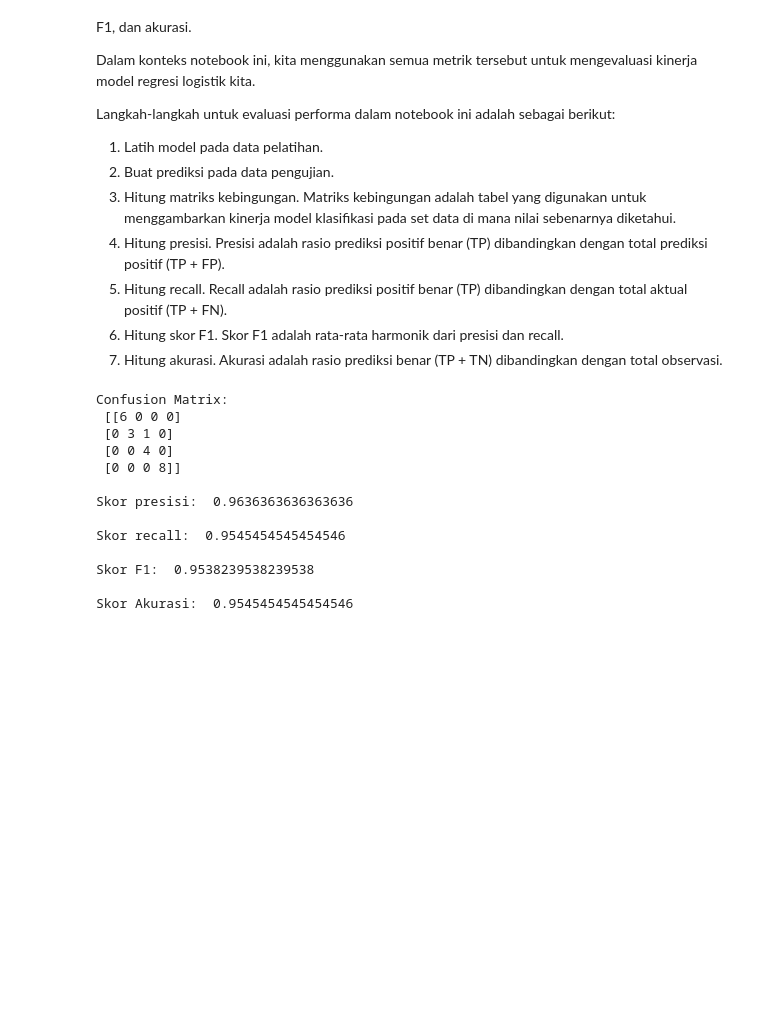
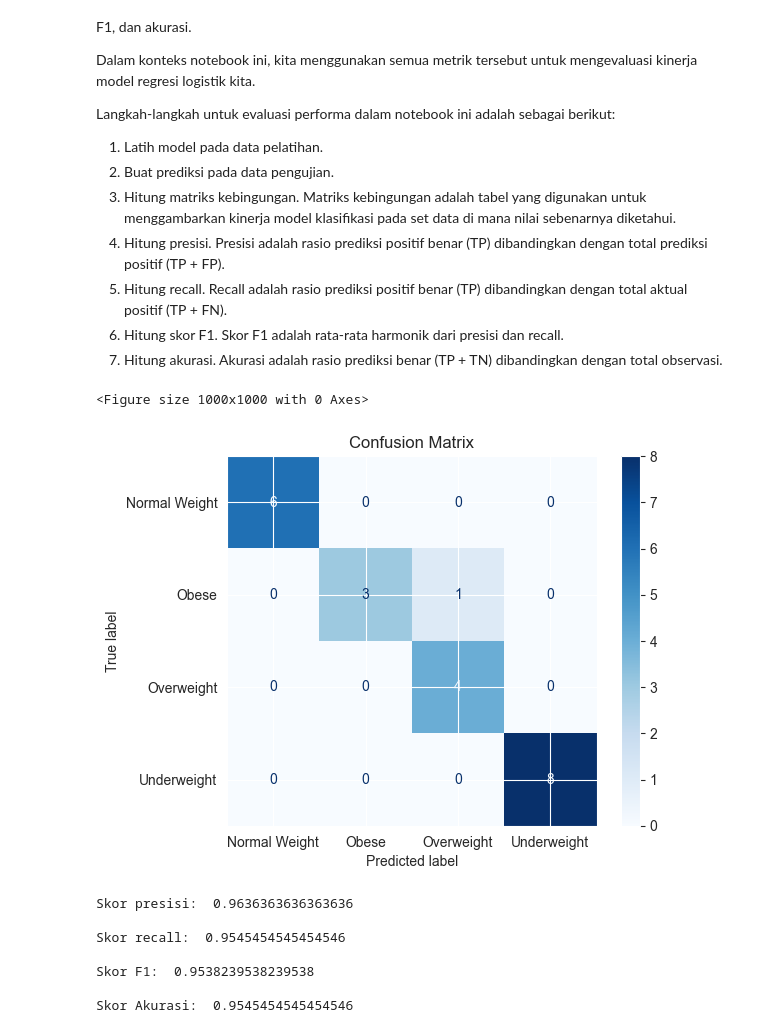
Before and after one commit to ardzz/machine-learning-college, a Jupyter notebook: Classification/classification_solver.ipynb, the cells around one changed output. Cells and saved outputs as stored; diff of their text form; code cells hidden in the pictures; blank space fills up the shorter version.

```diff
--- a/Classification/classification_solver.ipynb
+++ b/Classification/classification_solver.ipynb
@@ -194,37 +194,38 @@ Langkah-langkah untuk evaluasi performa dalam notebook ini adalah sebagai beriku
 6. Hitung skor F1. Skor F1 adalah rata-rata harmonik dari presisi dan recall.
 7. Hitung akurasi. Akurasi adalah rasio prediksi benar (TP + TN) dibandingkan dengan total observasi.
 # %%
-from sklearn.metrics import confusion_matrix, precision_score, recall_score, f1_score, accuracy_score
+from sklearn.metrics import confusion_matrix, precision_score, recall_score, f1_score, accuracy_score, ConfusionMatrixDisplay
 
 model.fit(X_train, y_train)
 y_pred = model.predict(X_test)
 
 cm = confusion_matrix(y_test, y_pred)
-print("Confusion Matrix:\n", cm)
+disp = ConfusionMatrixDisplay(confusion_matrix=cm, display_labels=model.classes_)
+
+plt.figure(figsize=(10, 10))
+disp.plot(cmap=plt.cm.Blues)
+plt.title('Confusion Matrix')
+plt.show()
 
 skor_presisi = precision_score(y_test, y_pred, average='weighted')
 print("\nSkor presisi: ", skor_presisi)
 
 skor_recall = recall_score(y_test, y_pred, average='weighted')
 print("\nSkor recall: ", skor_recall)
 
 skor_f1 = f1_score(y_test, y_pred, average='weighted')
 print("\nSkor F1: ", skor_f1)
 
 # Calculate the accuracy
 skor_akurasi = accuracy_score(y_test, y_pred)
 print("\nSkor Akurasi: ", skor_akurasi)
 # %% [output]
-Confusion Matrix:
- [[6 0 0 0]
- [0 3 1 0]
- [0 0 4 0]
- [0 0 0 8]]
-
-Skor presisi:  0.9636363636363636
-
-Skor recall:  0.9545454545454546
-
-Skor F1:  0.9538239538239538
-
-Skor Akurasi:  0.9545454545454546
+<Figure size 1000x1000 with 0 Axes>
+[figure, added]
+Skor presisi:  0.9636363636363636
+
+Skor recall:  0.9545454545454546
+
+Skor F1:  0.9538239538239538
+
+Skor Akurasi:  0.9545454545454546
```
Also changed, not shown: parts of 1 cell of this notebook.
